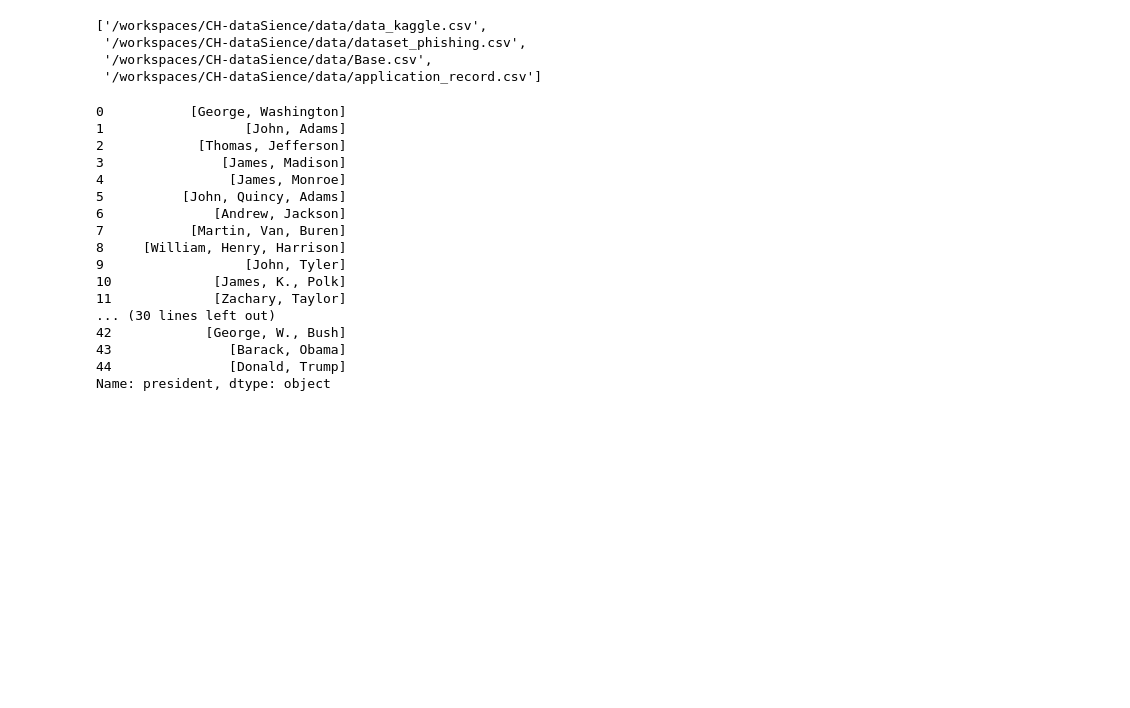
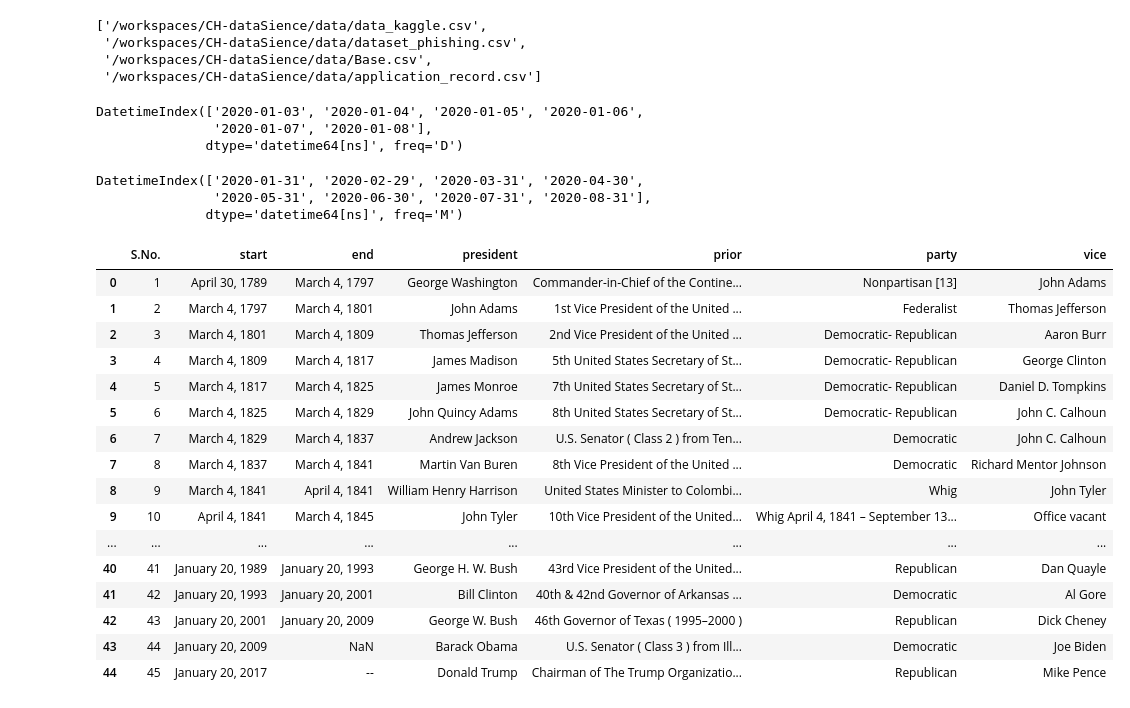
Before and after one commit to AlejandroGiorgio/CH-dataSience, a Jupyter notebook: CH_train.ipynb, the cells around one changed output. Saved outputs shown, nothing was run; the diff lists cells and outputs as text; code cells hidden in the pictures; blank space fills up the shorter version.

```diff
--- a/CH_train.ipynb
+++ b/CH_train.ipynb
@@ -137,28 +137,43 @@ files
  '/workspaces/CH-dataSience/data/dataset_phishing.csv',
  '/workspaces/CH-dataSience/data/Base.csv',
  '/workspaces/CH-dataSience/data/application_record.csv']
+# %%
+fecha = pd.to_datetime('03/01/2020',dayfirst=True)
+fin = pd.to_datetime("10/01/2020", dayfirst= True)
+fechas_1 = pd.date_range(start=fecha, periods= 6)
+fechas_1
+# %% [output]
+DatetimeIndex(['2020-01-03', '2020-01-04', '2020-01-05', '2020-01-06',
+               '2020-01-07', '2020-01-08'],
+              dtype='datetime64[ns]', freq='D')
+# %%
+fechas_3 = pd.date_range(start= fecha, periods= 8, freq='M')
+fechas_3
+# %% [output]
+DatetimeIndex(['2020-01-31', '2020-02-29', '2020-03-31', '2020-04-30',
+               '2020-05-31', '2020-06-30', '2020-07-31', '2020-08-31'],
+              dtype='datetime64[ns]', freq='M')
 # %%
 presidents = pd.read_csv("/workspaces/CH-dataSience/data/presidents.csv")
 presidents.set_index("S.No.")
 presidents = presidents.drop("Unnamed: 0", axis = 1)
-presidents["president"].str.lower()
-presidents["president"].str.split()
+presidents
 # %% [output]
-0           [George, Washington]
-1                  [John, Adams]
-2            [Thomas, Jefferson]
-3               [James, Madison]
-4                [James, Monroe]
-5          [John, Quincy, Adams]
-6              [Andrew, Jackson]
-7           [Martin, Van, Buren]
-8     [William, Henry, Harrison]
-9                  [John, Tyler]
-10             [James, K., Polk]
-11             [Zachary, Taylor]
-... (30 lines left out)
-42            [George, W., Bush]
-43               [Barack, Obama]
-44               [Donald, Trump]
-Name: president, dtype: object
+|  | S.No. | start | end | president | prior | party | vice |
+| 0 | 1 | April 30, 1789 | March 4, 1797 | George Washington | Commander-in-Chief of the Contine... | Nonpartisan [13] | John Adams |
+| 1 | 2 | March 4, 1797 | March 4, 1801 | John Adams | 1st Vice President of the United ... | Federalist | Thomas Jefferson |
+| 2 | 3 | March 4, 1801 | March 4, 1809 | Thomas Jefferson | 2nd Vice President of the United ... | Democratic- Republican | Aaron Burr |
+| 3 | 4 | March 4, 1809 | March 4, 1817 | James Madison | 5th United States Secretary of St... | Democratic- Republican | George Clinton |
+| 4 | 5 | March 4, 1817 | March 4, 1825 | James Monroe | 7th United States Secretary of St... | Democratic- Republican | Daniel D. Tompkins |
+| 5 | 6 | March 4, 1825 | March 4, 1829 | John Quincy Adams | 8th United States Secretary of St... | Democratic- Republican | John C. Calhoun |
+| 6 | 7 | March 4, 1829 | March 4, 1837 | Andrew Jackson | U.S. Senator ( Class 2 ) from Ten... | Democratic | John C. Calhoun |
+| 7 | 8 | March 4, 1837 | March 4, 1841 | Martin Van Buren | 8th Vice President of the United ... | Democratic | Richard Mentor Johnson |
+| 8 | 9 | March 4, 1841 | April 4, 1841 | William Henry Harrison | United States Minister to Colombi... | Whig | John Tyler |
+| 9 | 10 | April 4, 1841 | March 4, 1845 | John Tyler | 10th Vice President of the United... | Whig April 4, 1841 – September 13... | Office vacant |
+| ... | ... | ... | ... | ... | ... | ... | ... |
+| 40 | 41 | January 20, 1989 | January 20, 1993 | George H. W. Bush | 43rd Vice President of the United... | Republican | Dan Quayle |
+| 41 | 42 | January 20, 1993 | January 20, 2001 | Bill Clinton | 40th & 42nd Governor of Arkansas ... | Democratic | Al Gore |
+| 42 | 43 | January 20, 2001 | January 20, 2009 | George W. Bush | 46th Governor of Texas ( 1995–2000 ) | Republican | Dick Cheney |
+| 43 | 44 | January 20, 2009 | NaN | Barack Obama | U.S. Senator ( Class 3 ) from Ill... | Democratic | Joe Biden |
+| 44 | 45 | January 20, 2017 | -- | Donald Trump | Chairman of The Trump Organizatio... | Republican | Mike Pence |
 # %%
```
Also changed, not shown: parts of 2 cells of this notebook, 1 other file.
